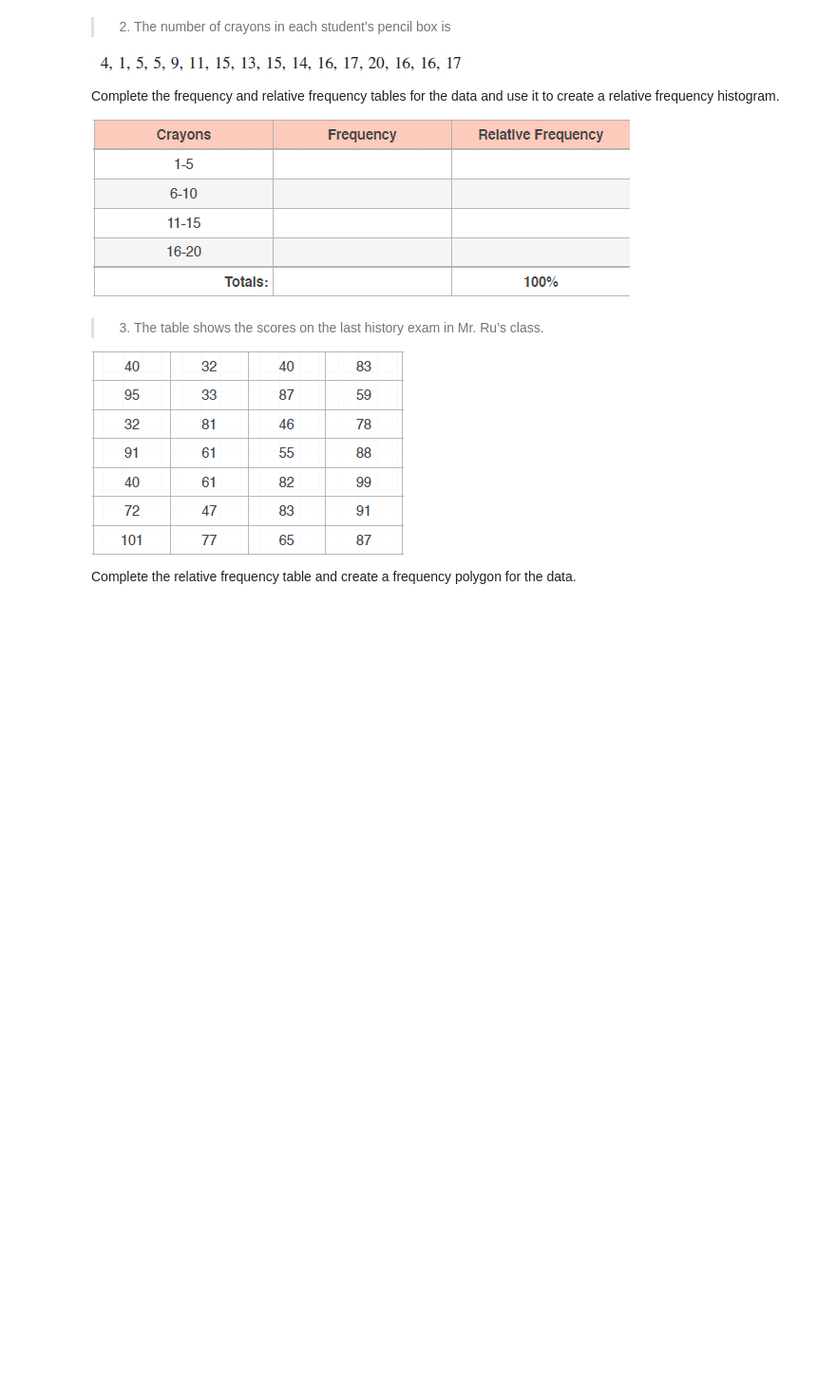
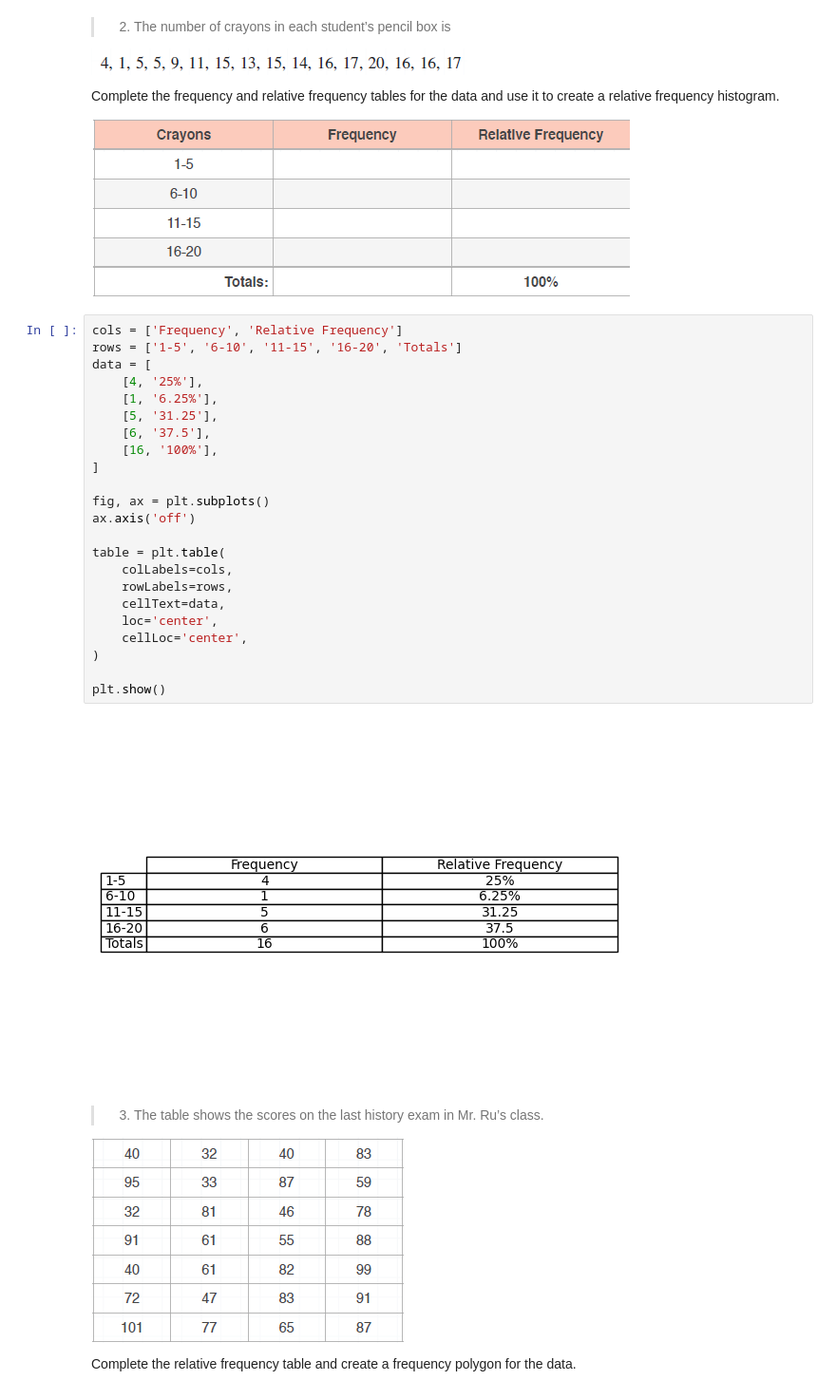
Before and after one commit to acasasis-dev/become-a-probability-n-statistics-master, a Jupyter notebook: bonus/section-04-data-distributions/exercise-02-frequency-histograms-n-polygons-n-density-curves.ipynb, the cells around one changed output. Shown at 95% size. Drawn from its saved outputs; the diff is of its cells as text; blank space fills up the shorter version.

```diff
--- a/bonus/section-04-data-distributions/exercise-02-frequency-histograms-n-polygons-n-density-curves.ipynb
+++ b/bonus/section-04-data-distributions/exercise-02-frequency-histograms-n-polygons-n-density-curves.ipynb
@@ -15,6 +19,31 @@ Complete the frequency and relative frequency tables for the data and use
 it to create a relative frequency histogram.
 
 ![image-2.png](attachment:image-2.png)
+# %%
+cols = ['Frequency', 'Relative Frequency']
+rows = ['1-5', '6-10', '11-15', '16-20', 'Totals']
+data = [
+	[4, '25%'],
+	[1, '6.25%'],
+	[5, '31.25'],
+	[6, '37.5'],
+	[16, '100%'],
+]
+
+fig, ax = plt.subplots()
+ax.axis('off')
+
+table = plt.table(
+	colLabels=cols,
+	rowLabels=rows,
+	cellText=data,
+	loc='center',
+	cellLoc='center',
+)
+
+plt.show()
+# %% [output]
+[figure, added]
 # %% [markdown]
 > 3. The table shows the scores on the last history exam in Mr. Ru’s class.
 
```
Also changed, not shown: parts of 2 cells of this notebook, 1 other file.
